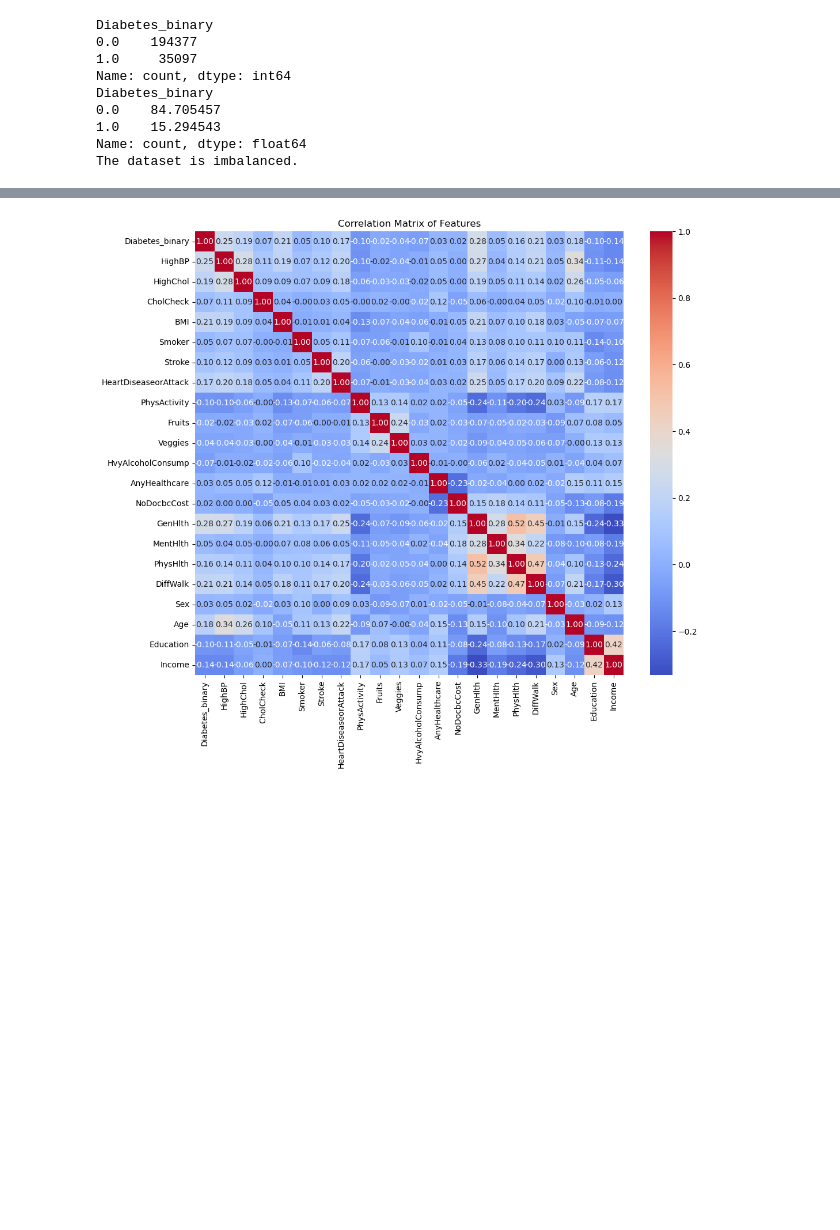
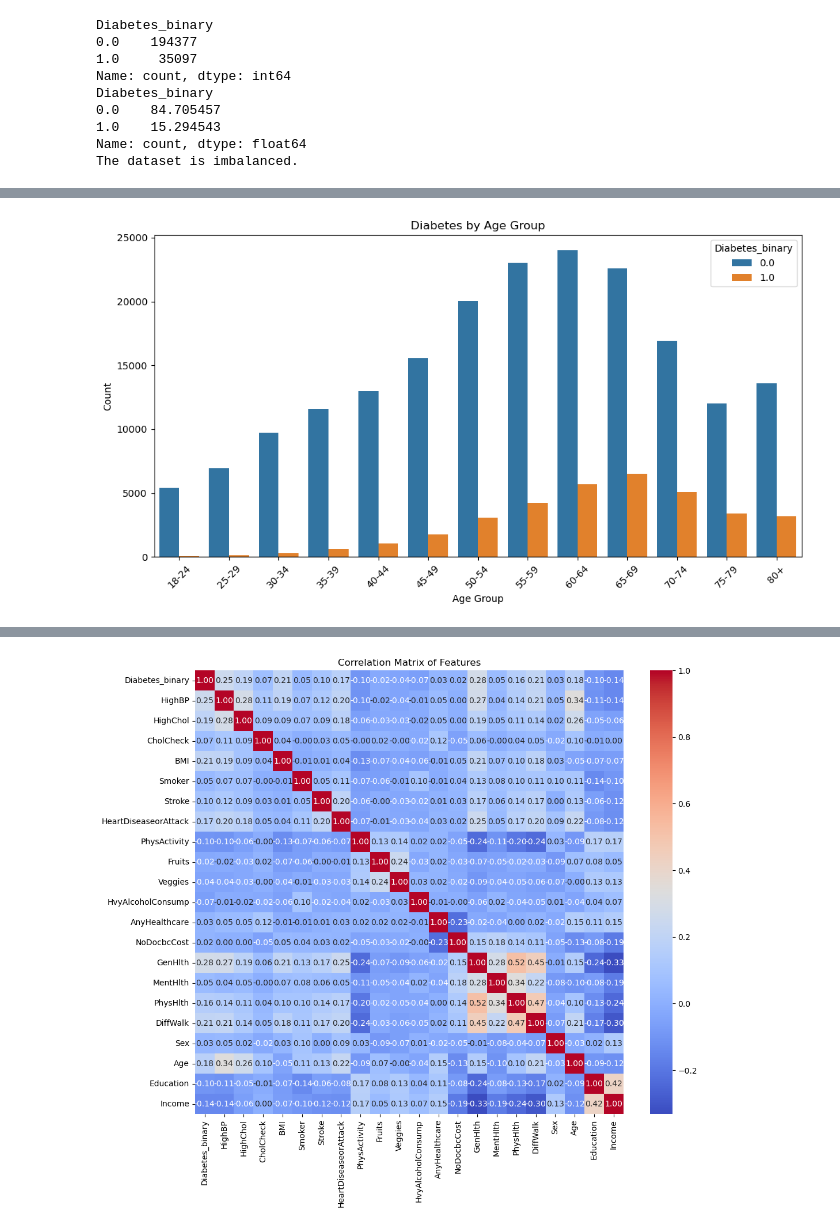
Before and after one commit to hegdesan-us/final_project, a Jupyter notebook: Final_Capstone.ipynb, the cells around one changed output, grey strips where cells are left out. Saved outputs shown, nothing was run; the diff lists cells and outputs as text; code cells hidden in the pictures; blank space fills up the shorter version.

```diff
--- a/Final_Capstone.ipynb
+++ b/Final_Capstone.ipynb
@@ -236,3 +312,46 @@ FileNotFoundError: [Errno 2] No such file or directory: '/Users/sanjayhegde/Docu
+# %%
+# prompt: map age, 1 Age 18 to 24
+# 2 Age 25 to 29
+# 3 Age 30 to 34
+# 4 Age 35 to 39
+# 5 Age 40 to 44
+# 6 Age 45 to 49
+# 7 Age 50 to 54
+# 8 Age 55 to 59
+# 9 Age 60 to 64
+# 10 Age 65 to 69
+# 11 Age 70 to 74
+# 12 Age 75 to 79
+# 13 Age 80 or older
+# 14 Don't Know  and plot diabetes by Age in ascending order
+
+import pandas as pd
+import matplotlib.pyplot as plt
+import seaborn as sns
+
+# Assuming your dataframe is named 'df' and already loaded as shown in your example
+# Create the age group mapping
+age_mapping = {
+    1: '18-24', 2: '25-29', 3: '30-34', 4: '35-39', 5: '40-44',
+    6: '45-49', 7: '50-54', 8: '55-59', 9: '60-64', 10: '65-69',
+    11: '70-74', 12: '75-79', 13: '80+', 14: "Don't Know"
+}
+
+# Map the numerical age categories to their respective age group labels
+df['Age_Group'] = df['Age'].map(age_mapping)
+
+
+# Plot Diabetes by Age Group in ascending order
+plt.figure(figsize=(12, 6))
+sns.countplot(x='Age_Group', hue='Diabetes_binary', data=df, order=sorted(df['Age_Group'].unique()))
+plt.title('Diabetes by Age Group')
+plt.xlabel('Age Group')
+plt.ylabel('Count')
+plt.xticks(rotation=45)
+plt.savefig('images/AgeGrp.png')
+plt.show()
+# %% [output]
+[figure, added]
 # %%
 # prompt: visually compare data between no-diabetes and diabetics with columns HighChol', 'HighBP', 'Smoker', 'HvyAlcoholConsump', 'PhysActivity', 'DiffWalk' and plot them
 
```
Also changed, not shown: parts of 12 cells of this notebook, 4 other files.
